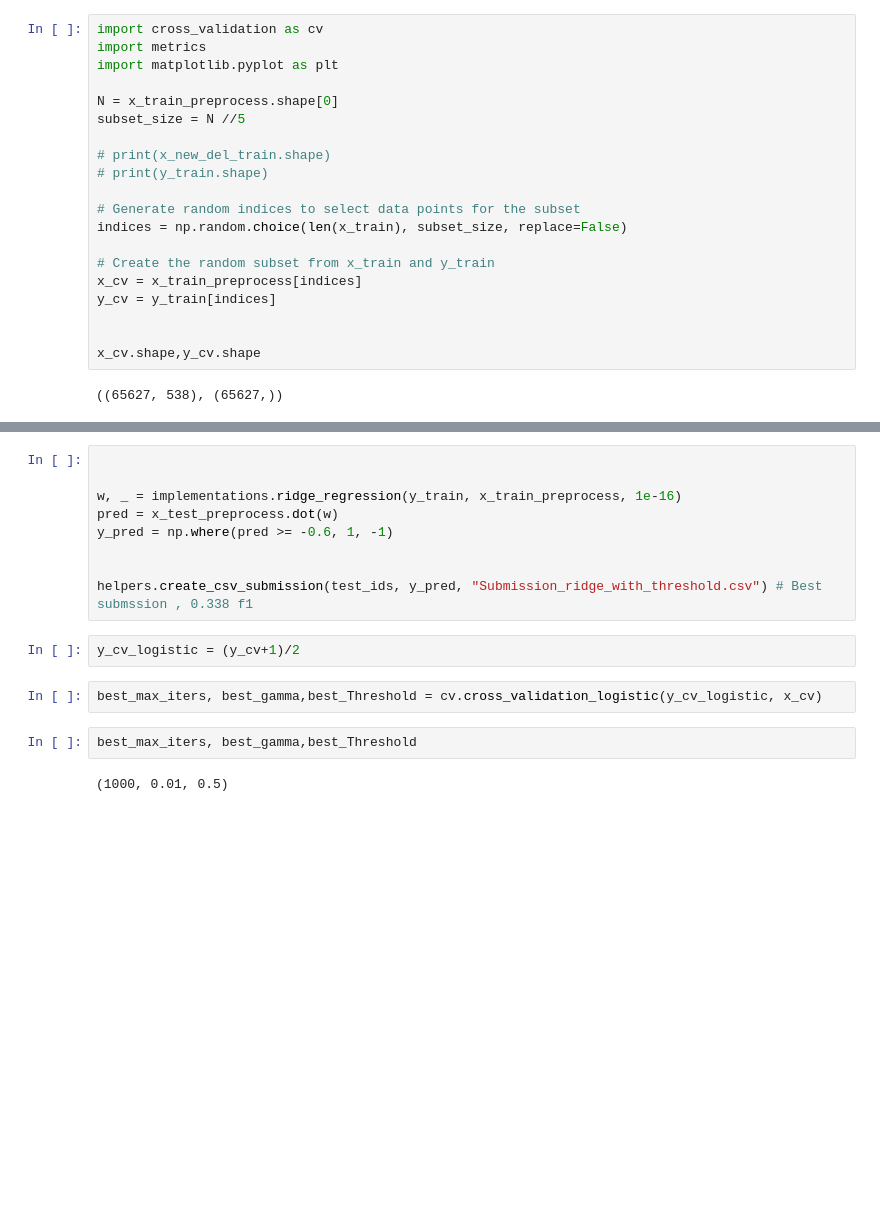
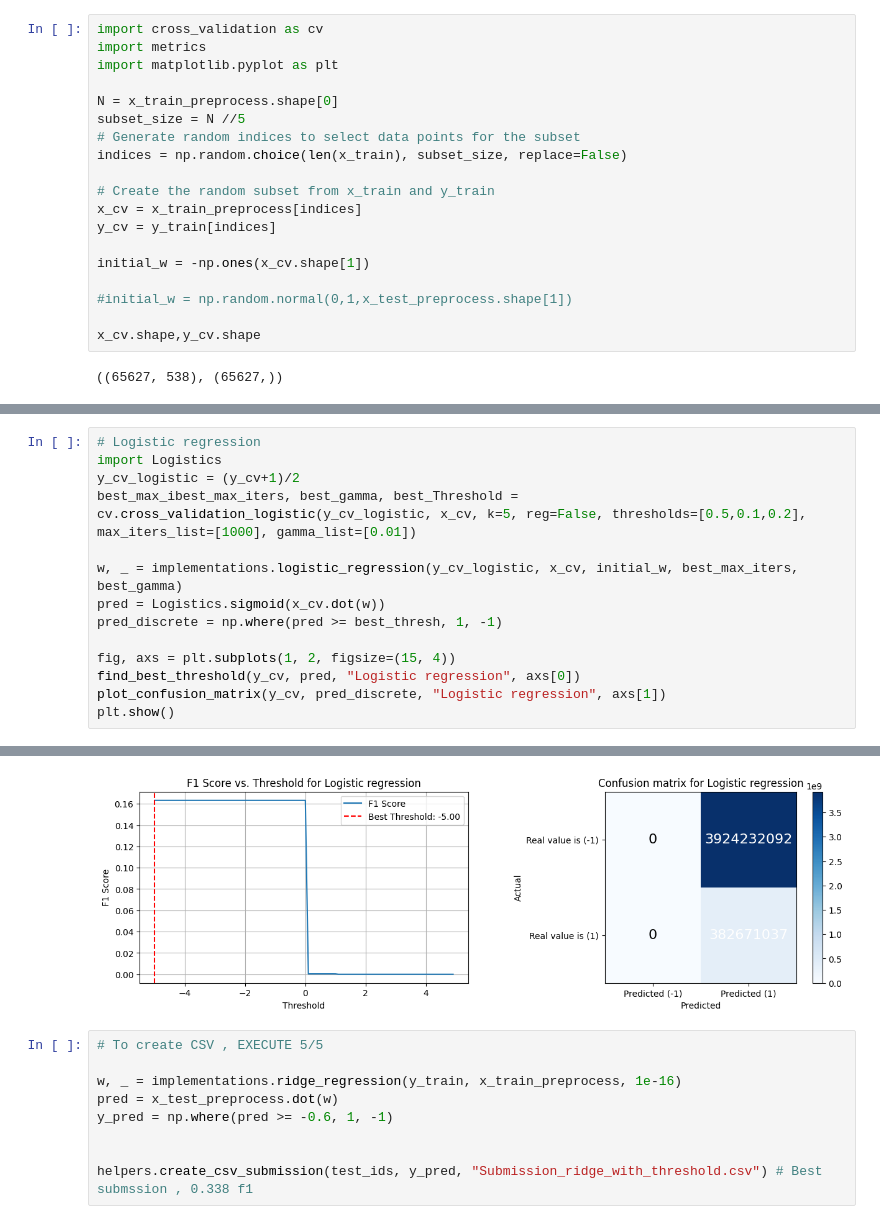
Before and after one commit to mimimamalah/CVD_prediction, a Jupyter notebook: run.ipynb, the cells around one changed output, grey strips where cells are left out. Cells and saved outputs as stored; diff of their text form; blank space fills up the shorter version.

```diff
--- a/run.ipynb
+++ b/run.ipynb
@@ -31,10 +36,6 @@ import matplotlib.pyplot as plt
 
 N = x_train_preprocess.shape[0]
 subset_size = N //5
-
-# print(x_new_del_train.shape)
-# print(y_train.shape)
-
 # Generate random indices to select data points for the subset
 indices = np.random.choice(len(x_train), subset_size, replace=False)
 
@@ -42,6 +43,9 @@ indices = np.random.choice(len(x_train), subset_size, replace=False)
 x_cv = x_train_preprocess[indices]
 y_cv = y_train[indices]
 
+initial_w = -np.ones(x_cv.shape[1])
+
+#initial_w = np.random.normal(0,1,x_test_preprocess.shape[1])
 
 x_cv.shape,y_cv.shape
 # %% [output]
@@ -118,0 +159,15 @@ ________________________
+# %%
+# Logistic regression
+import Logistics
+y_cv_logistic = (y_cv+1)/2
+best_max_ibest_max_iters, best_gamma, best_Threshold = cv.cross_validation_logistic(y_cv_logistic, x_cv, k=5, reg=False, thresholds=[0.5,0.1,0.2], max_iters_list=[1000], gamma_list=[0.01])
+
+w, _ = implementations.logistic_regression(y_cv_logistic, x_cv, initial_w, best_max_iters, best_gamma)
+pred = Logistics.sigmoid(x_cv.dot(w))
+pred_discrete = np.where(pred >= best_thresh, 1, -1)
+
+fig, axs = plt.subplots(1, 2, figsize=(15, 4))
+find_best_threshold(y_cv, pred, "Logistic regression", axs[0])
+plot_confusion_matrix(y_cv, pred_discrete, "Logistic regression", axs[1])
+plt.show()
+# %% [output]
@@ -119,5 +191,6 @@ ________________________
+[figure, added]
 # %%
-
+# To create CSV , EXECUTE 5/5
 
 w, _ = implementations.ridge_regression(y_train, x_train_preprocess, 1e-16)
 pred = x_test_preprocess.dot(w)
@@ -125,11 +198,3 @@ y_pred = np.where(pred >= -0.6, 1, -1)
 
 
 helpers.create_csv_submission(test_ids, y_pred, "Submission_ridge_with_threshold.csv") # Best submssion , 0.338 f1
-# %%
-y_cv_logistic = (y_cv+1)/2
-# %%
-best_max_iters, best_gamma,best_Threshold = cv.cross_validation_logistic(y_cv_logistic, x_cv)
-# %%
-best_max_iters, best_gamma,best_Threshold
-# %% [output]
-(1000, 0.01, 0.5)
```
Also changed, not shown: parts of 13 cells of this notebook, 5 other files.
